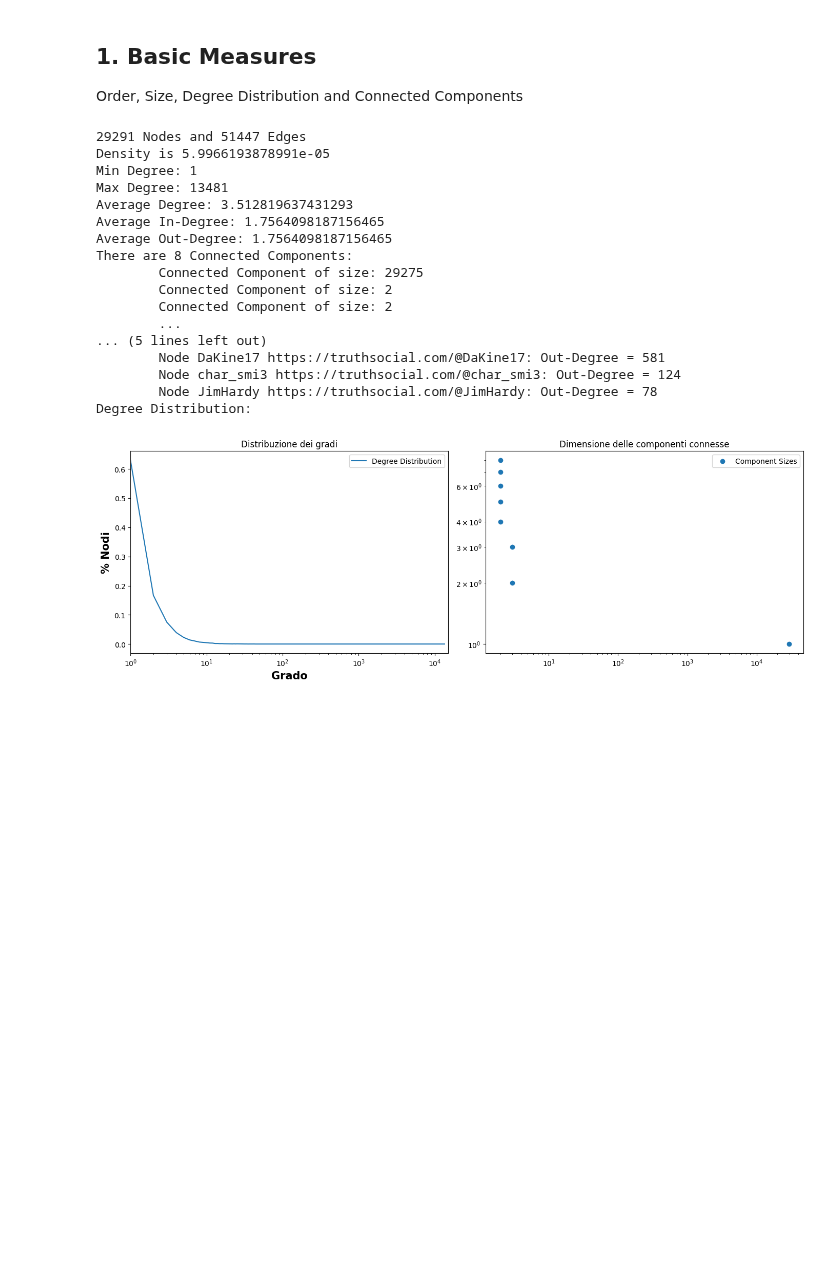
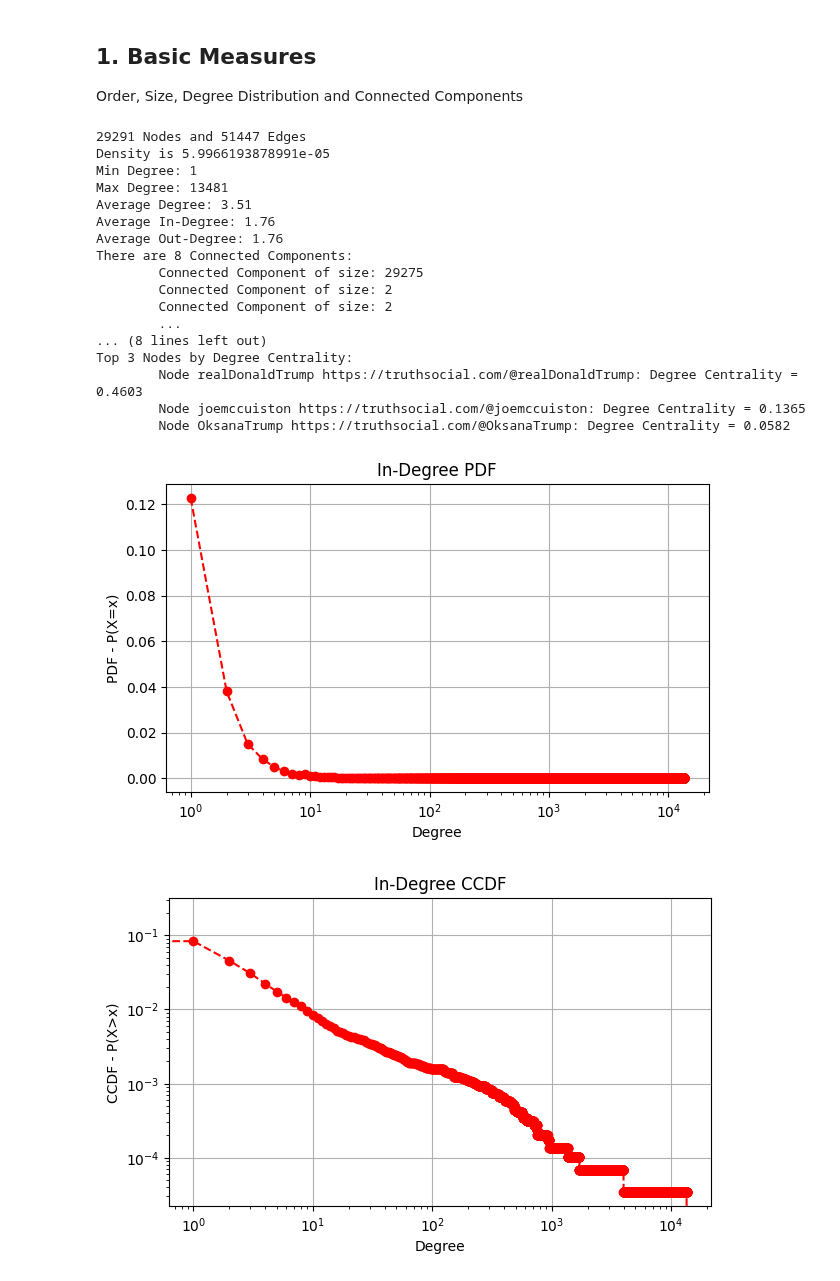
Before and after one commit to Filippo-Corti/SocialMediaMining, a Jupyter notebook: Project/TruthvsBluesky.ipynb, the cells around one changed output. Drawn from its saved outputs; the diff is of its cells as text; code cells hidden in the pictures; blank space fills up the shorter version.

Commit message:
plotting distributions

```diff
--- a/Project/TruthvsBluesky.ipynb
+++ b/Project/TruthvsBluesky.ipynb
@@ -97,21 +134,22 @@ def analyze_graph(G):
 # %%
-analyze_graph(Truth_Graph)
+analyze_graph(Truth_Graph, color='red')
 # %% [output]
 29291 Nodes and 51447 Edges
 Density is 5.9966193878991e-05
 Min Degree: 1
 Max Degree: 13481
-Average Degree: 3.512819637431293
-Average In-Degree: 1.7564098187156465
-Average Out-Degree: 1.7564098187156465
+Average Degree: 3.51
+Average In-Degree: 1.76
+Average Out-Degree: 1.76
 There are 8 Connected Components:
         Connected Component of size: 29275
         Connected Component of size: 2
         Connected Component of size: 2
         ...
-... (5 lines left out)
-        Node DaKine17 https://truthsocial.com/@DaKine17: Out-Degree = 581
-        Node char_smi3 https://truthsocial.com/@char_smi3: Out-Degree = 124
-        Node JimHardy https://truthsocial.com/@JimHardy: Out-Degree = 78
-Degree Distribution:
+... (8 lines left out)
+Top 3 Nodes by Degree Centrality:
+        Node realDonaldTrump https://truthsocial.com/@realDonaldTrump: Degree Centrality = 0.4603
+        Node joemccuiston https://truthsocial.com/@joemccuiston: Degree Centrality = 0.1365
+        Node OksanaTrump https://truthsocial.com/@OksanaTrump: Degree Centrality = 0.0582
-[figure, old version]
+[figure, new version]
+[figure, added]
```
Also changed, not shown: parts of 6 cells of this notebook, 1 other file.
